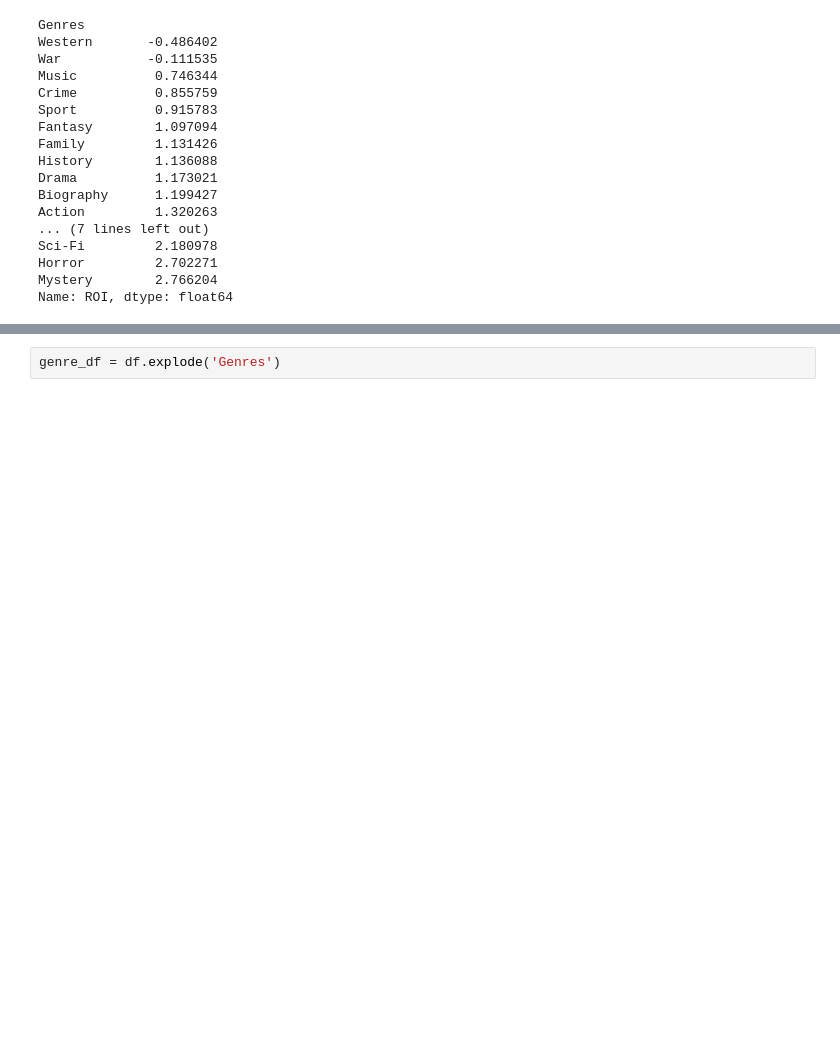
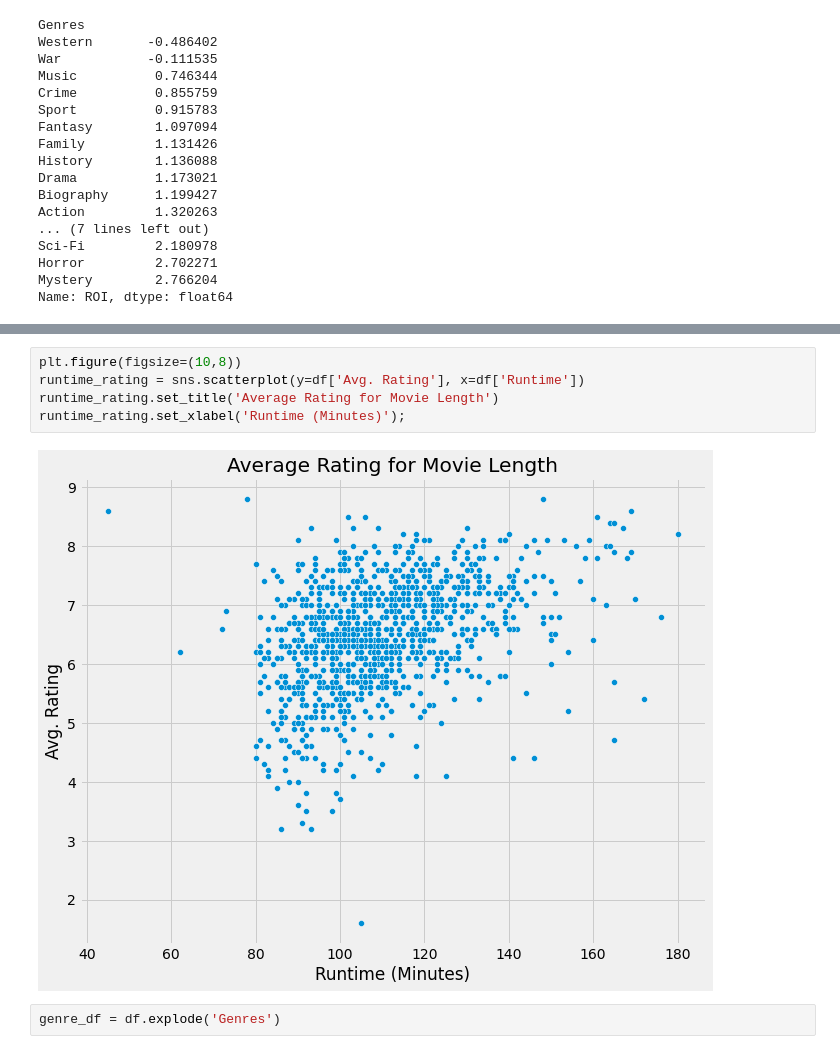
Before and after one commit to jmaffucci/dsc-phase-1-project, a Jupyter notebook: student-Copy1.ipynb, the cells around one changed output, grey strips where cells are left out. Drawn from its saved outputs; the diff is of its cells as text; blank space fills up the shorter version.

```diff
--- a/student-Copy1.ipynb
+++ b/student-Copy1.ipynb
@@ -322,3 +333,10 @@ df.plot(kind='scatter', x='Runtime', y='Avg. Rating');
+# %%
+plt.figure(figsize=(10,8))
+runtime_rating = sns.scatterplot(y=df['Avg. Rating'], x=df['Runtime'])
+runtime_rating.set_title('Average Rating for Movie Length')
+runtime_rating.set_xlabel('Runtime (Minutes)');
+# %% [output]
+[figure, added]
 # %%
 genre_df = df.explode('Genres')
 # %%
```
Also changed, not shown: parts of 10 cells of this notebook, 1 other file.
